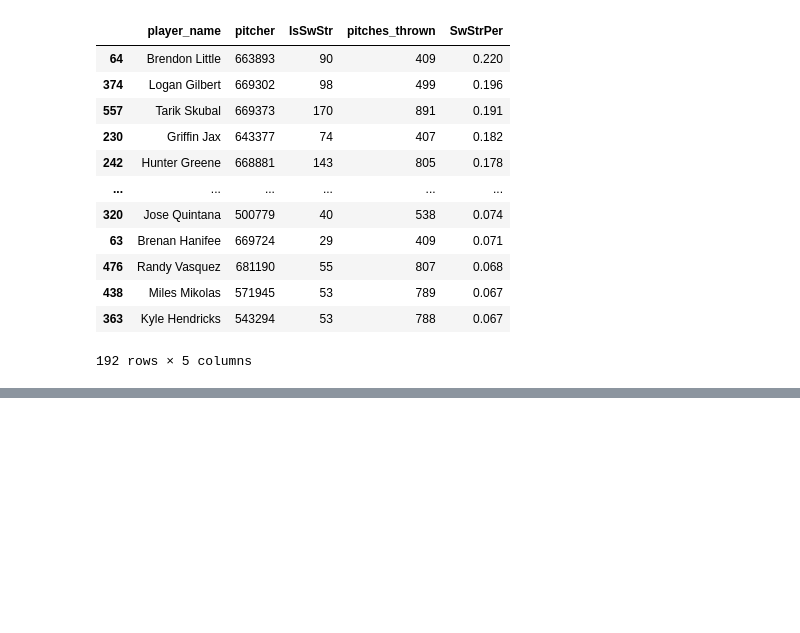
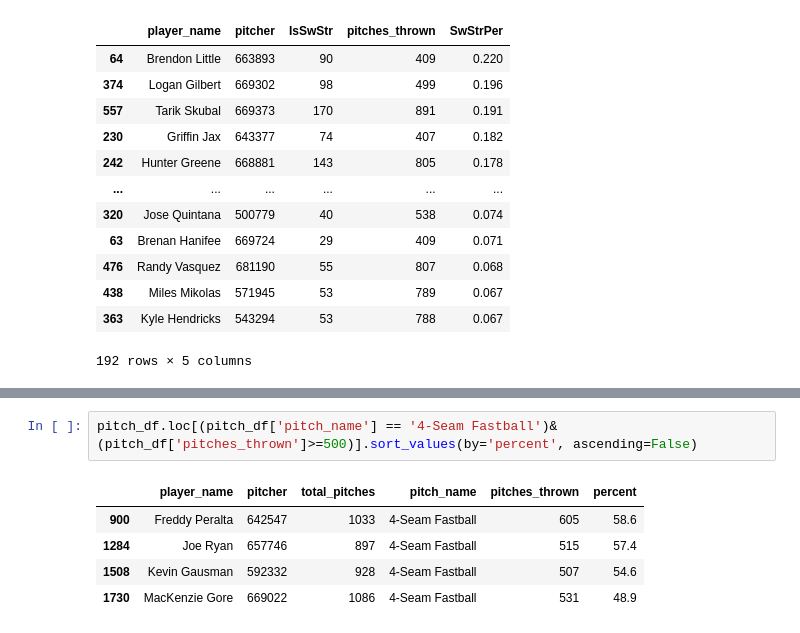
Before and after one commit to unbenounced/mlb, a Jupyter notebook: stats.ipynb, the cells around one changed output, grey strips where cells are left out. Drawn from its saved outputs; the diff is of its cells as text; blank space fills up the shorter version.

```diff
--- a/stats.ipynb
+++ b/stats.ipynb
@@ -151,0 +174,8 @@ swg_str_pit.loc[swg_str_pit['pitches_thrown'] > 400].sort_values(by='SwStrPer',
+# %%
+pitch_df.loc[(pitch_df['pitch_name'] == '4-Seam Fastball')&(pitch_df['pitches_thrown']>=500)].sort_values(by='percent', ascending=False)
+# %% [output]
+|  | player_name | pitcher | total_pitches | pitch_name | pitches_thrown | percent |
+| 900 | Freddy Peralta | 642547 | 1033 | 4-Seam Fastball | 605 | 58.6 |
+| 1284 | Joe Ryan | 657746 | 897 | 4-Seam Fastball | 515 | 57.4 |
+| 1508 | Kevin Gausman | 592332 | 928 | 4-Seam Fastball | 507 | 54.6 |
+| 1730 | MacKenzie Gore | 669022 | 1086 | 4-Seam Fastball | 531 | 48.9 |
```
Also changed, not shown: parts of 1 cell of this notebook.
